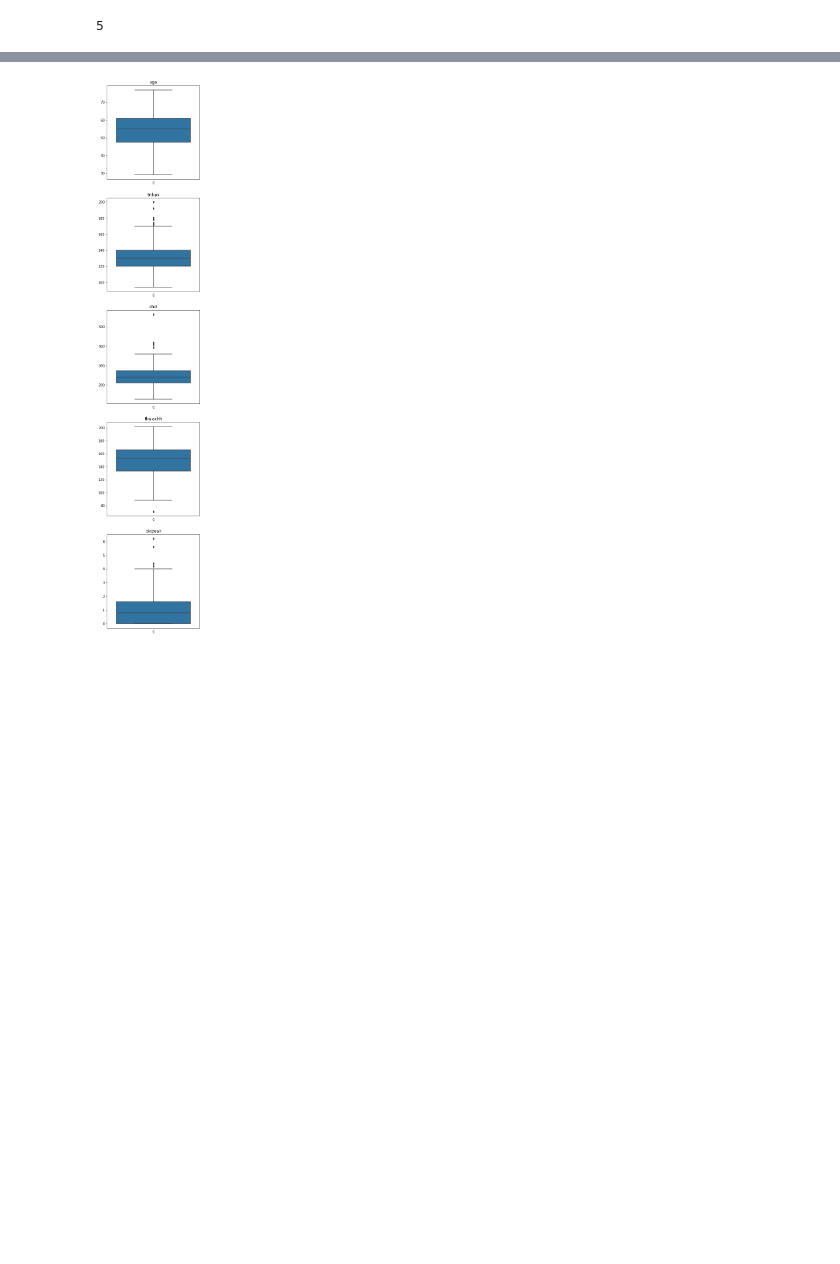
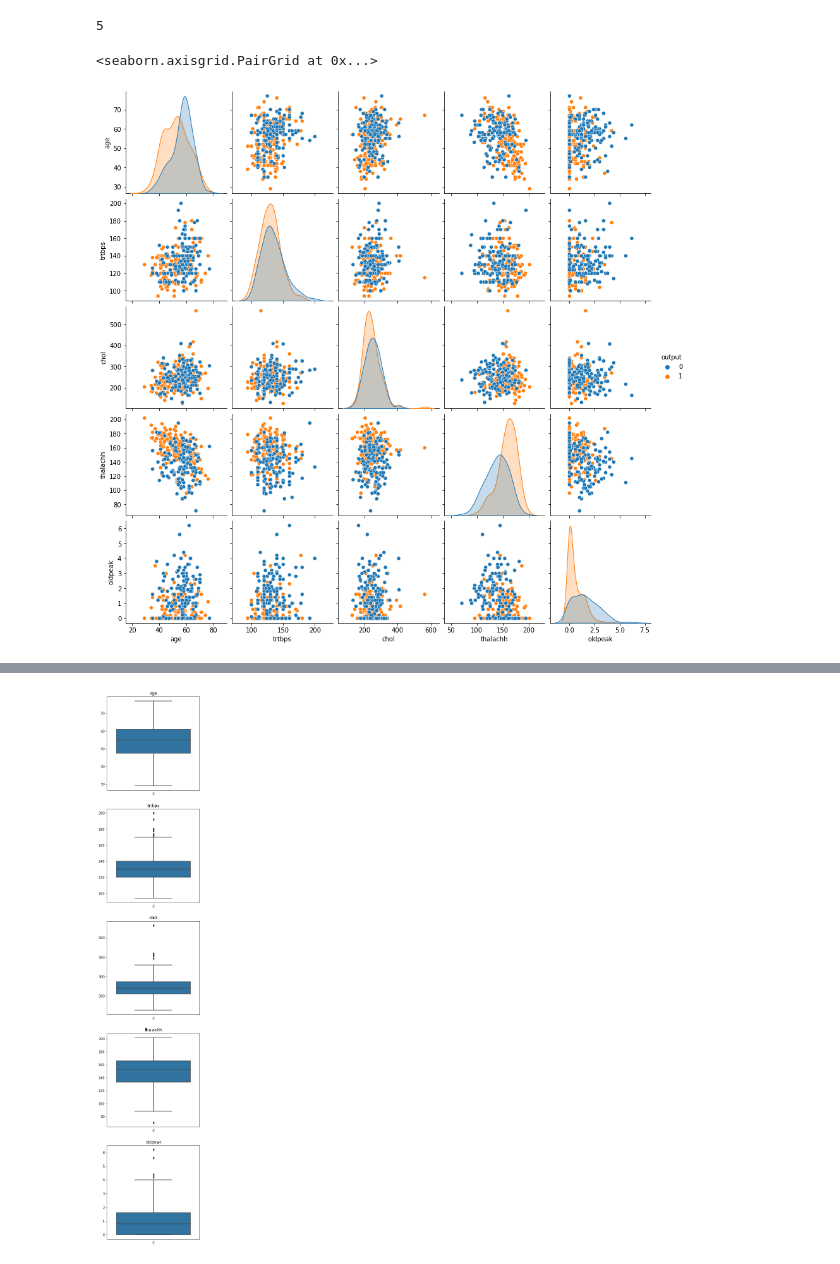
Before and after one commit to tfc1524/Heart, a Jupyter notebook: Heart Attack Project.ipynb, the cells around one changed output, grey strips where cells are left out. Drawn from its saved outputs; the diff is of its cells as text; code cells hidden in the pictures; blank space fills up the shorter version.

```diff
--- a/Heart Attack Project.ipynb
+++ b/Heart Attack Project.ipynb
@@ -84,3 +85,11 @@ for col in X.columns:
 len(num_features)
 # %% [output]
 5
+# %%
+# 數值化欄位與y視覺化
+# 可以粗略地看到，心臟病高風險與低風險的人在'age', 'thalachh'(maximum heart rate achieved), 'oldpeak'的分佈呈現較明顯的差異
+df_vis = pd.concat([df[num_features], df['output']], axis=1)
+sns.pairplot(df_vis, hue='output')
+# %% [output]
+<seaborn.axisgrid.PairGrid at 0x...>
+[figure, added]
```
Also changed, not shown: parts of 16 cells of this notebook.
